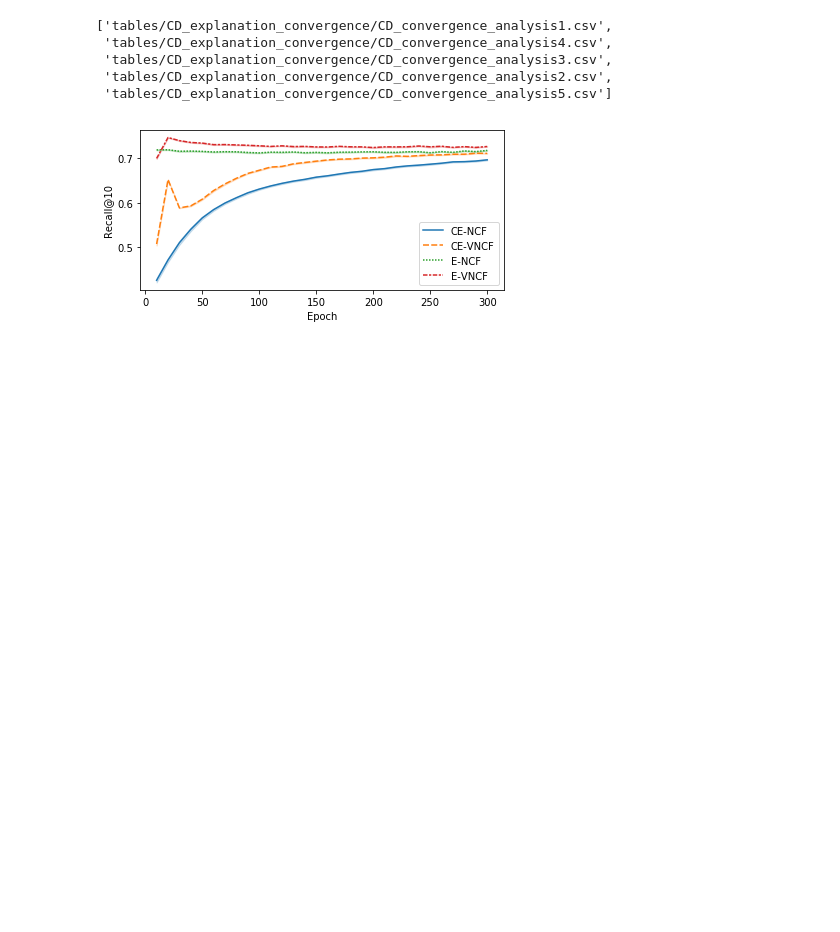
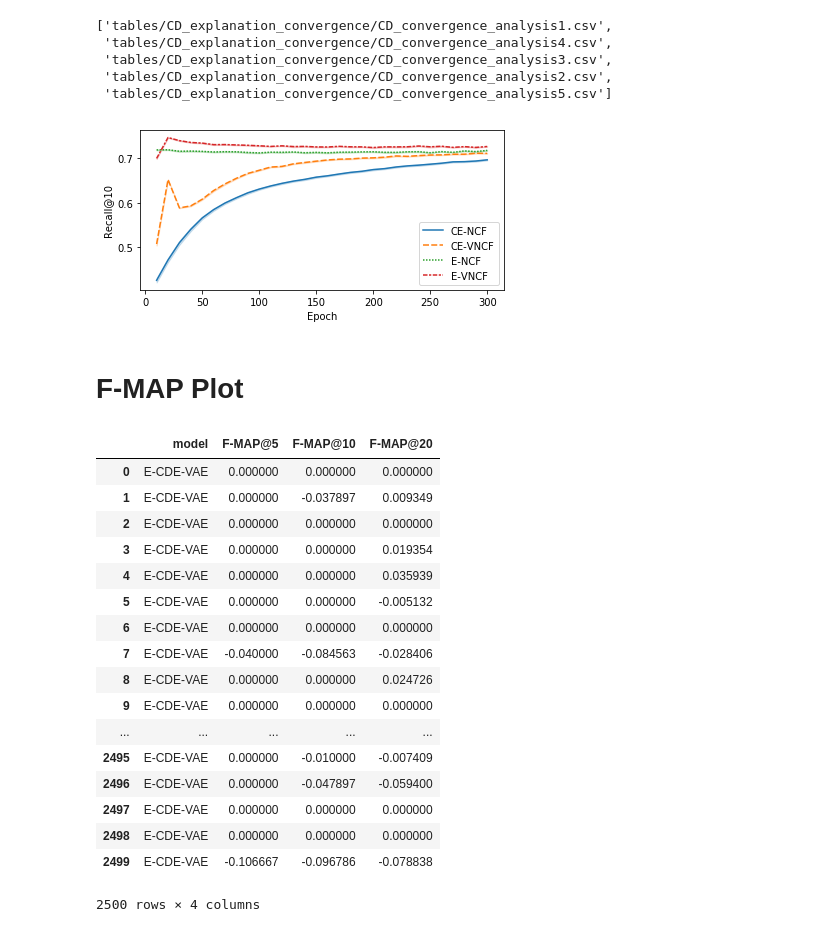
Before and after one commit to k9luo/DeepCritiquingForVAEBasedRecSys, a Jupyter notebook: Reproduce Final Tables and Plots.ipynb, the cells around one changed output. Cells and saved outputs as stored; diff of their text form; code cells hidden in the pictures; blank space fills up the shorter version.

```diff
--- a/Reproduce Final Tables and Plots.ipynb
+++ b/Reproduce Final Tables and Plots.ipynb
@@ -207,3 +207,27 @@ df = pd.concat(df_list, axis=0, ignore_index=True)
 show_training_progress(df, hue='model', metric="Recall@10", name="epoch_vs_ndcg")
 # %% [output]
 [figure]
+# %% [markdown]
+# F-MAP Plot
+# %%
+df = pd.read_csv('tables/CDsVinyl_fmap/CDsVinyl_Critiquing_FMAP.csv')
+df
+# %% [output]
+|  | model | F-MAP@5 | F-MAP@10 | F-MAP@20 |
+| 0 | E-CDE-VAE | 0.000000 | 0.000000 | 0.000000 |
+| 1 | E-CDE-VAE | 0.000000 | -0.037897 | 0.009349 |
+| 2 | E-CDE-VAE | 0.000000 | 0.000000 | 0.000000 |
+| 3 | E-CDE-VAE | 0.000000 | 0.000000 | 0.019354 |
+| 4 | E-CDE-VAE | 0.000000 | 0.000000 | 0.035939 |
+| 5 | E-CDE-VAE | 0.000000 | 0.000000 | -0.005132 |
+| 6 | E-CDE-VAE | 0.000000 | 0.000000 | 0.000000 |
+| 7 | E-CDE-VAE | -0.040000 | -0.084563 | -0.028406 |
+| 8 | E-CDE-VAE | 0.000000 | 0.000000 | 0.024726 |
+| 9 | E-CDE-VAE | 0.000000 | 0.000000 | 0.000000 |
+| ... | ... | ... | ... | ... |
+| 2495 | E-CDE-VAE | 0.000000 | -0.010000 | -0.007409 |
+| 2496 | E-CDE-VAE | 0.000000 | -0.047897 | -0.059400 |
+| 2497 | E-CDE-VAE | 0.000000 | 0.000000 | 0.000000 |
+| 2498 | E-CDE-VAE | 0.000000 | 0.000000 | 0.000000 |
+| 2499 | E-CDE-VAE | -0.106667 | -0.096786 | -0.078838 |
+2500 rows × 4 columns
```
Also changed, not shown: parts of 9 cells of this notebook.
